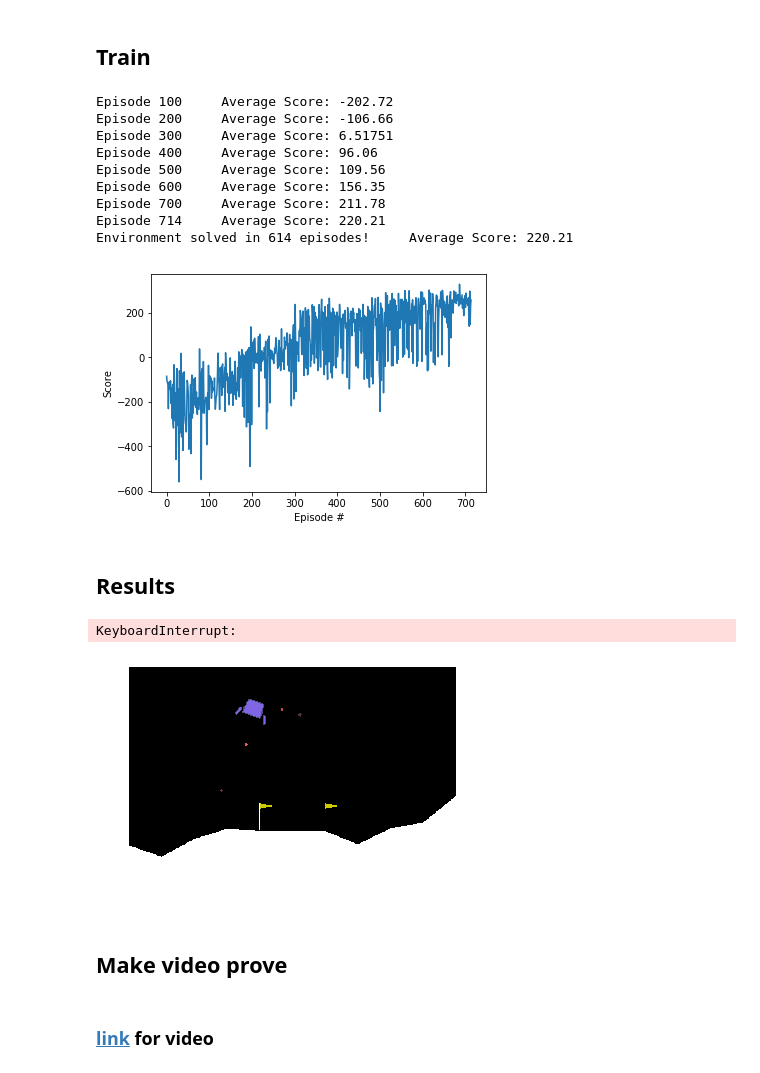
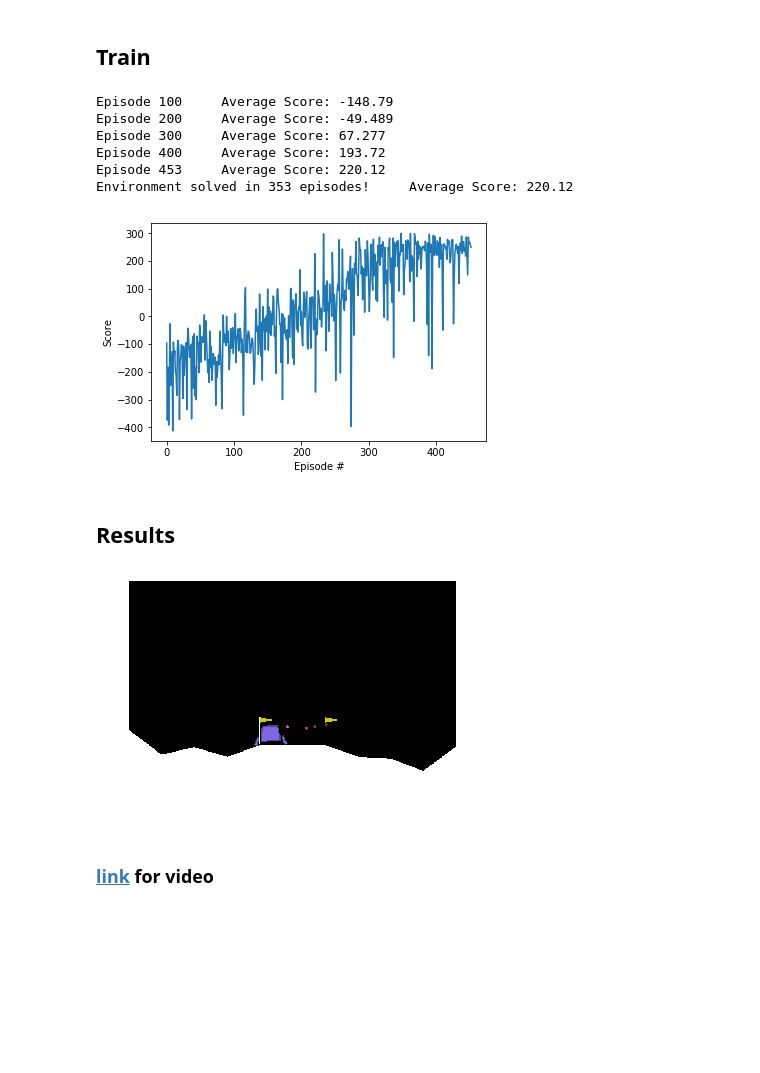
Before and after one commit to Keleas/ml_mipt_dafe_major, a Jupyter notebook: homeworks/Part 2/Homework_3_RL_Grishin.ipynb, the cells around one changed output. Saved outputs shown, nothing was run; the diff lists cells and outputs as text; code cells hidden in the pictures; blank space fills up the shorter version.

```diff
--- a/homeworks/Part 2/Homework_3_RL_Grishin.ipynb
+++ b/homeworks/Part 2/Homework_3_RL_Grishin.ipynb
@@ -434,7 +432,7 @@ class Agent():
 ## Train
 # %%
 agent = Agent(state_size=8, action_size=4, seed=0)
-# agent.qnetwork_local.load_state_dict(torch.load('checkpoint_Dueling_DDQN.pth', map_location=lambda storage, loc: storage))
+agent.qnetwork_local.load_state_dict(torch.load('checkpoint_Dueling_DDQN.pth', map_location=lambda storage, loc: storage))
 
 
 def train(n_episodes=2000, max_t=1000, eps_start=1.0, eps_end=0.01, eps_decay=0.995):
@@ -453,50 +451,47 @@ def train(n_episodes=2000, max_t=1000, eps_start=1.0, eps_end=0.01, eps_decay=0.
         score = 0
         for t in range(max_t):
             action = agent.act(state, eps)
             next_state, reward, done, _ = env.step(action)
             agent.step(state, action, reward, next_state, done)
             state = next_state
             score += reward
             if done:
                 break
         scores_window.append(score)       # save most recent score
         scores.append(score)              # save most recent score
         eps = max(eps_end, eps_decay*eps) # decrease epsilon
         print('\rEpisode {}\tAverage Score: {:.2f}'.format(i_episode, np.mean(scores_window)), end="")
         if i_episode % 100 == 0:
             print('\rEpisode {}\tAverage Score: {:.2f}'.format(i_episode, np.mean(scores_window)))
-        if np.mean(scores_window)>=300.0:
+        if np.mean(scores_window)>=220.0:
             print('\nEnvironment solved in {:d} episodes!\tAverage Score: {:.2f}'.format(i_episode-100, np.mean(scores_window)))
             torch.save(agent.qnetwork_local.state_dict(), 'checkpoint_Dueling_DDQN.pth')
             break
     return scores
 
 scores = train()
 
 # plot the scores
 fig = plt.figure()
 ax = fig.add_subplot(111)
 plt.plot(np.arange(len(scores)), scores)
 plt.ylabel('Score')
 plt.xlabel('Episode #')
 plt.show()
 # %% [output]
-Episode 100     Average Score: -202.72
-Episode 200     Average Score: -106.66
-Episode 300     Average Score: 6.51751
-Episode 400     Average Score: 96.06
-Episode 500     Average Score: 109.56
-Episode 600     Average Score: 156.35
-Episode 700     Average Score: 211.78
-Episode 714     Average Score: 220.21
-Environment solved in 614 episodes!     Average Score: 220.21
+Episode 100     Average Score: -148.79
+Episode 200     Average Score: -49.489
+Episode 300     Average Score: 67.277
+Episode 400     Average Score: 193.72
+Episode 453     Average Score: 220.12
+Environment solved in 353 episodes!     Average Score: 220.12
-[figure, old version]
+[figure, new version]
 # %% [markdown]
 ## Results
 # %%
-agent = Agent(state_size=8, action_size=4, seed=0)
+# agent = Agent(state_size=8, action_size=4, seed=0)
 # load the weights from file
-agent.qnetwork_local.load_state_dict(torch.load('checkpoint_Dueling_DDQN.pth', map_location=lambda storage, loc: storage))
+# agent.qnetwork_local.load_state_dict(torch.load('checkpoint_Dueling_DDQN.pth', map_location=lambda storage, loc: storage))
 
 for i in range(10):
     state = env.reset()
@@ -514,7 +509,4 @@ for i in range(10):
 
 env.close()
 # %% [output]
-KeyboardInterrupt:
-[figure, old version]
+[figure, new version]
-# %% [markdown]
-## Make video prove
```
Also changed, not shown: parts of 4 cells of this notebook.
